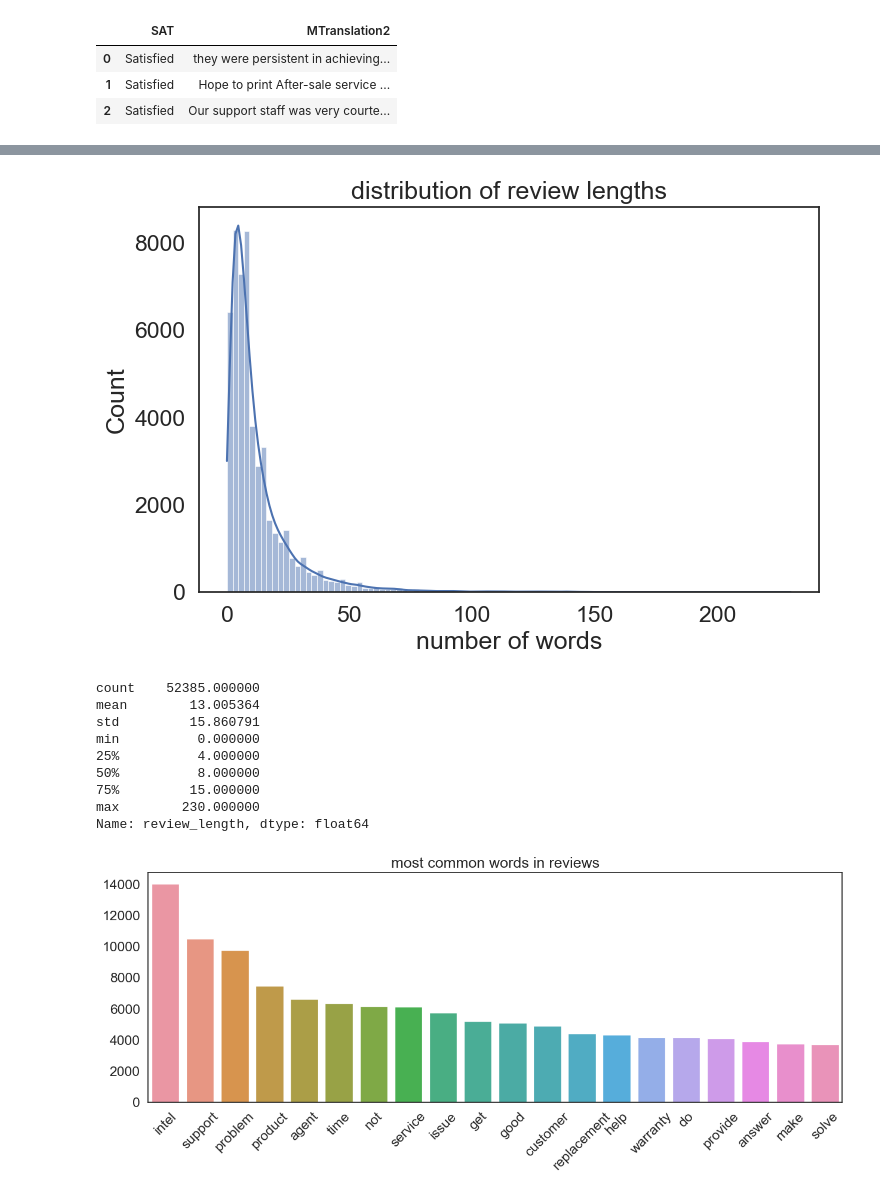
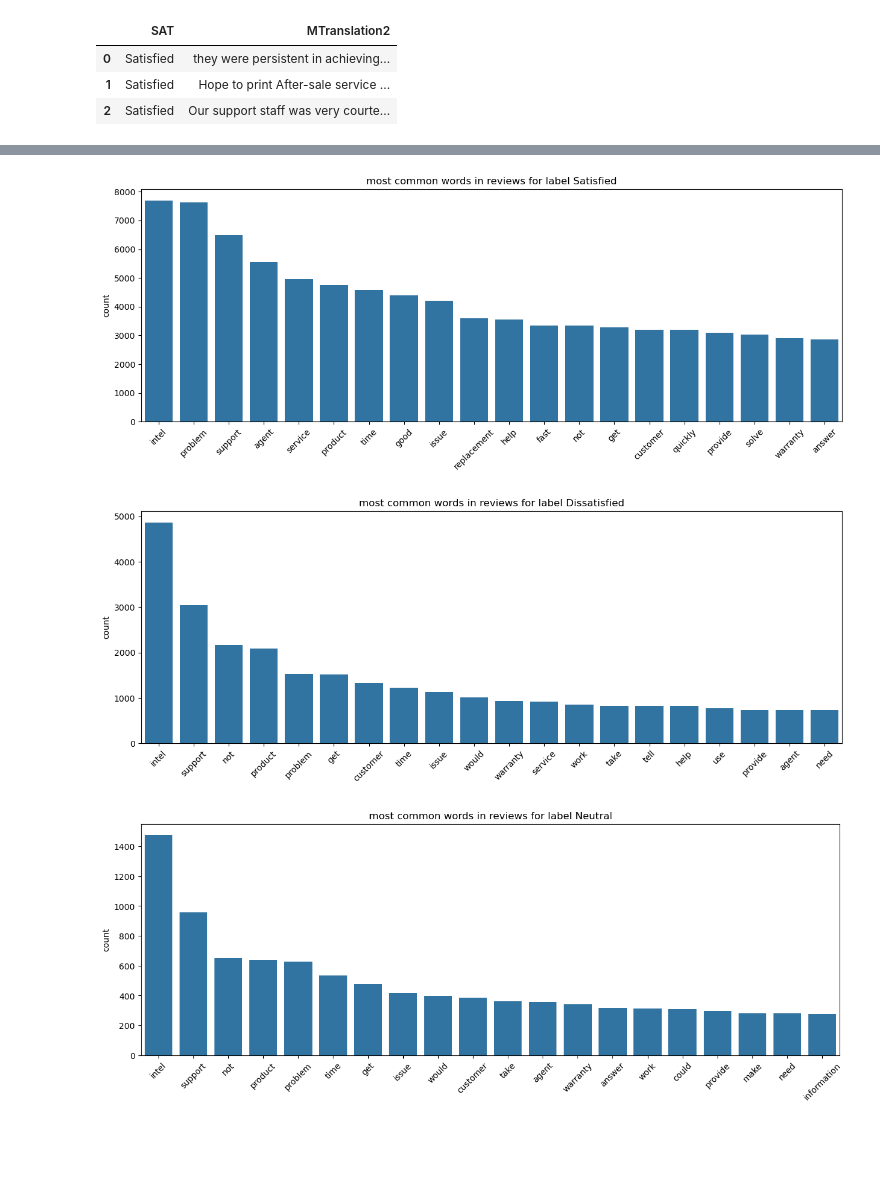
Before and after one commit to JoeyLeoBen/Intel_Website_Review_NLP_Analysis, a Jupyter notebook: Intel_Website_Review_Preprocessing_EDA.ipynb, the cells around one changed output, grey strips where cells are left out. Drawn from its saved outputs; the diff is of its cells as text; code cells hidden in the pictures; blank space fills up the shorter version.

```diff
--- a/Intel_Website_Review_Preprocessing_EDA.ipynb
+++ b/Intel_Website_Review_Preprocessing_EDA.ipynb
@@ -81,9 +178,14 @@ memory usage: 1.6+ MB
 # %%
-text = " ".join(doc["processed_MTranslation2"])
-wordcloud = WordCloud(width=800, height=400, background_color="white").generate(text)
+satification_list = processed_df['SAT'].unique()
 
-plt.figure(figsize=(10, 5))
-plt.imshow(wordcloud, interpolation="bilinear")
-plt.axis("off")
-plt.show()
+for satisfaction in satification_list:
+    sat_df = processed_df.loc[(processed_df['SAT'] == satisfaction)]
+    text = " ".join(sat_df["processed_MTranslation2"])
+
+    wordcloud = WordCloud(width=800, height=400, background_color="white").generate(text)
+    plt.figure(figsize=(10, 5))
+    plt.imshow(wordcloud, interpolation="bilinear")
+    plt.axis("off")
+    plt.title(f"minimum word count for label: {satisfaction}")
+    plt.show()
 # %% [output]
@@ -91,36 +195,19 @@ plt.show()
-# %%
-doc["review_length"] = doc["processed_MTranslation2"].apply(lambda x: len(x.split()))
-
-plt.figure(figsize=(8,5))
-sns.histplot(doc["review_length"], bins=100, kde=True)
-plt.xlabel("number of words")
-plt.ylabel("Count")
-plt.title("distribution of review lengths")
-plt.show()
-
-print(doc['review_length'].describe())
-print('\n')
-# %% [output]
-[figure, old version]
-count    52385.000000
-mean        13.005364
-std         15.860791
-min          0.000000
-25%          4.000000
-50%          8.000000
-75%         15.000000
-max        230.000000
-Name: review_length, dtype: float64
 # %%
-doc = doc.loc[doc['review_length'] != 0]
-all_words = " ".join(doc["processed_MTranslation2"]).split()
-word_freq = Counter(all_words)
-common_words = word_freq.most_common(20)
+satification_list = processed_df['SAT'].unique()
 
-plt.figure(figsize=(15,5))
-sns.barplot(x=[word[0] for word in common_words], y=[word[1] for word in common_words])
-plt.xticks(rotation=45)
-plt.title("most common words in reviews")
-plt.show()
+for satisfaction in satification_list:
+    sat_df = processed_df.loc[(processed_df['SAT'] == satisfaction)]
+    all_words = " ".join(sat_df["processed_MTranslation2"]).split()
+    word_freq = Counter(all_words)
+    common_words = word_freq.most_common(20)
+
+    plt.figure(figsize=(15,5))
+    sns.barplot(x=[word[0] for word in common_words], y=[word[1] for word in common_words])
+    plt.xticks(rotation=45)
+    plt.ylabel("count")
+    plt.title(f"most common words in reviews for label {satisfaction}")
+    plt.show()
 # %% [output]
-[figure, old version]
+[figure, new version]
+[figure, added]
+[figure, added]
```
Also changed, not shown: parts of 25 cells of this notebook, 6 other files.
